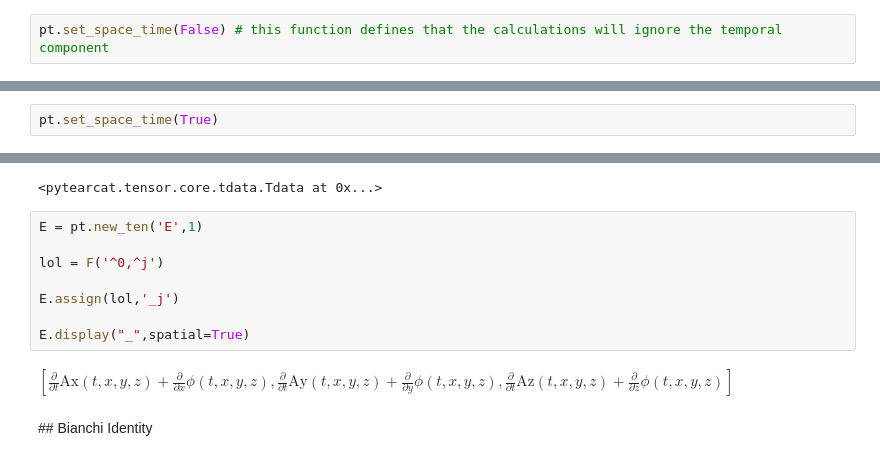
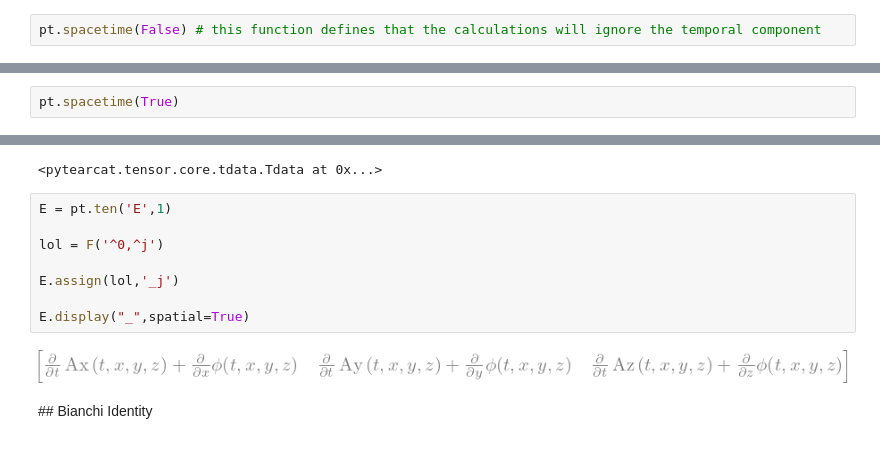
Before and after one commit to pytearcat/pytearcat, a Jupyter notebook: Electromagnetic Tensor.ipynb, the cells around one changed output, grey strips where cells are left out. Saved outputs shown, nothing was run; the diff lists cells and outputs as text.

Commit message:
Changes to function names included

```diff
--- a/Electromagnetic Tensor.ipynb
+++ b/Electromagnetic Tensor.ipynb
@@ -84,5 +81,5 @@ tensorG.display('^,^')
 # %% [markdown]
 Working with space coordinates only
 # %%
-pt.set_space_time(False) # this function defines that the calculations will ignore the temporal component
+pt.spacetime(False) # this function defines that the calculations will ignore the temporal component
 # %%
@@ -110,22 +105,21 @@ $
 # %% [markdown]
 We return to work with the temporal component
 # %%
-pt.set_space_time(True)
+pt.spacetime(True)
 # %%
 F('^i,^j')
 # %% [output]
 <pytearcat.tensor.core.tdata.Tdata at 0x...>
 # %%
-E = pt.new_ten('E',1)
+E = pt.ten('E',1)
 
 lol = F('^0,^j')
 
 E.assign(lol,'_j')
 
 E.display("_",spatial=True)
 # %% [output]
-$\displaystyle \left[\frac{\partial }{\partial t}\mathrm{Ax}\left(t,x,y,z\right)+\frac{\partial }{\partial x}\phi\left(t,x,y,z\right),\frac{\partial }{\partial t}\mathrm{Ay}\left(t,x,y,z\right)+\frac{\partial }{\partial y}\phi\left(t,x,y,z\right),\frac{\partial }{\partial t}\mathrm{Az}\left(t,x,y,z\right)+\frac{\partial }{\partial z}\phi\left(t,x,y,z\right)\right]
-$
+[figure, added]
 # %% [markdown]
 ## Bianchi Identity
 # %%
```
Also changed, not shown: parts of 20 cells of this notebook.
